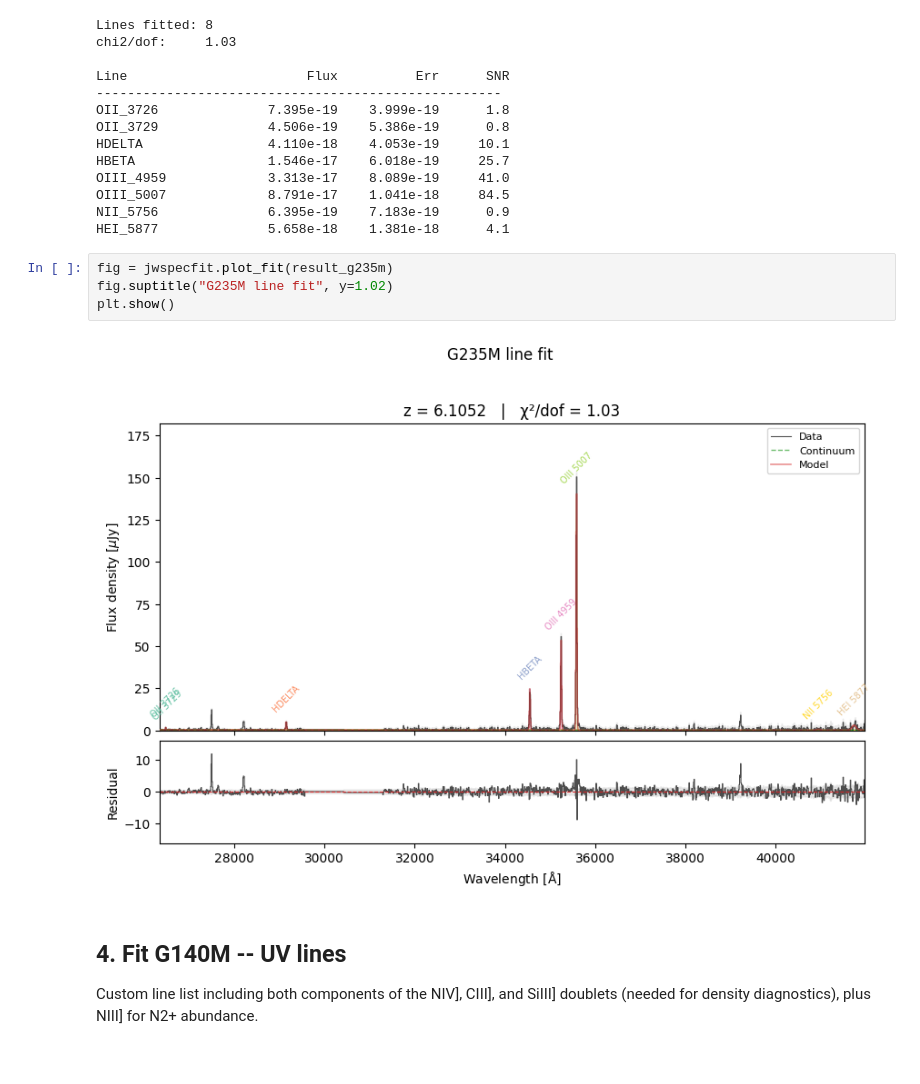
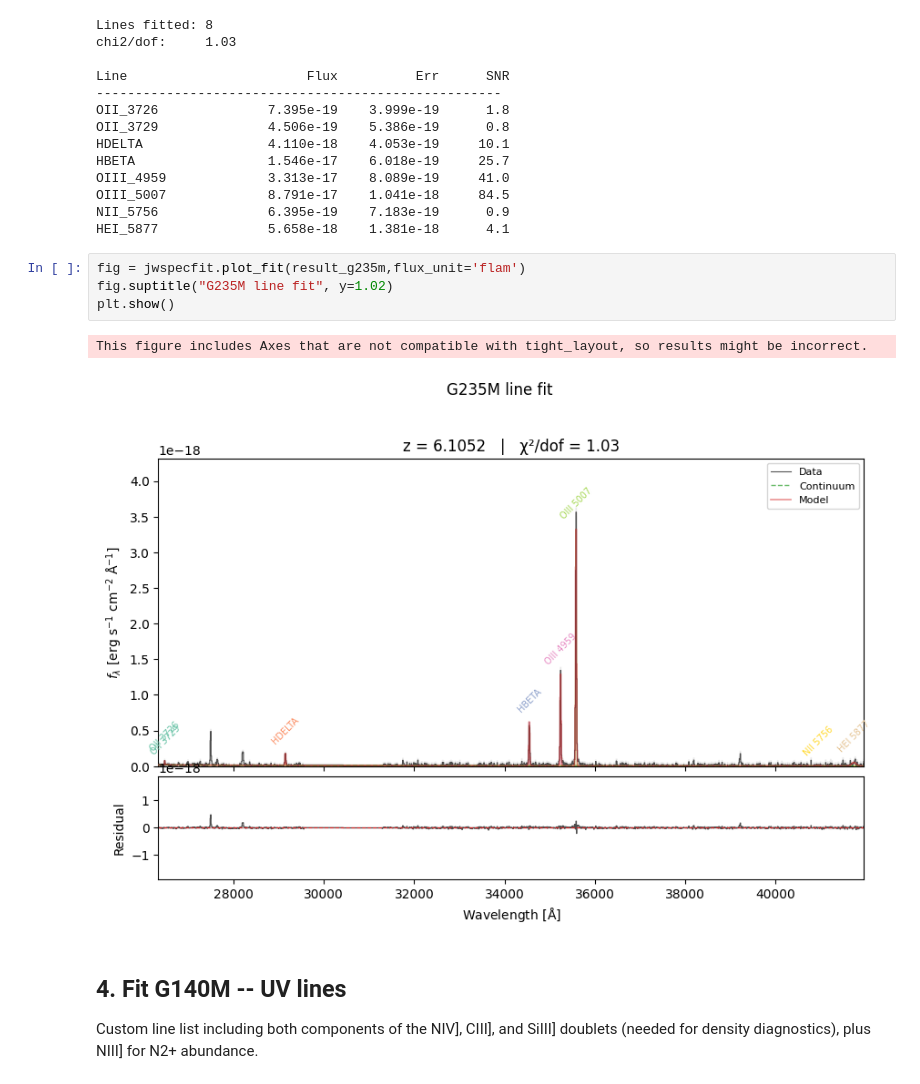
Before and after one commit to raunaq-rai/jwspecfit, a Jupyter notebook: docs/notebooks/08_nitrogen.ipynb, the cells around one changed output. Cells and saved outputs as stored; diff of their text form.

```diff
--- a/docs/notebooks/08_nitrogen.ipynb
+++ b/docs/notebooks/08_nitrogen.ipynb
@@ -192,11 +193,12 @@ OIII_5007             8.791e-17    1.041e-18     84.5
 NII_5756              6.395e-19    7.183e-19      0.9
 HEI_5877              5.658e-18    1.381e-18      4.1
 # %%
-fig = jwspecfit.plot_fit(result_g235m)
+fig = jwspecfit.plot_fit(result_g235m,flux_unit='flam')
 fig.suptitle("G235M line fit", y=1.02)
 plt.show()
 # %% [output]
+This figure includes Axes that are not compatible with tight_layout, so results might be incorrect.
-[figure, old version]
+[figure, new version]
 # %% [markdown]
 ## 4. Fit G140M -- UV lines
 
```
Also changed, not shown: parts of 9 cells of this notebook, 4 other files.
